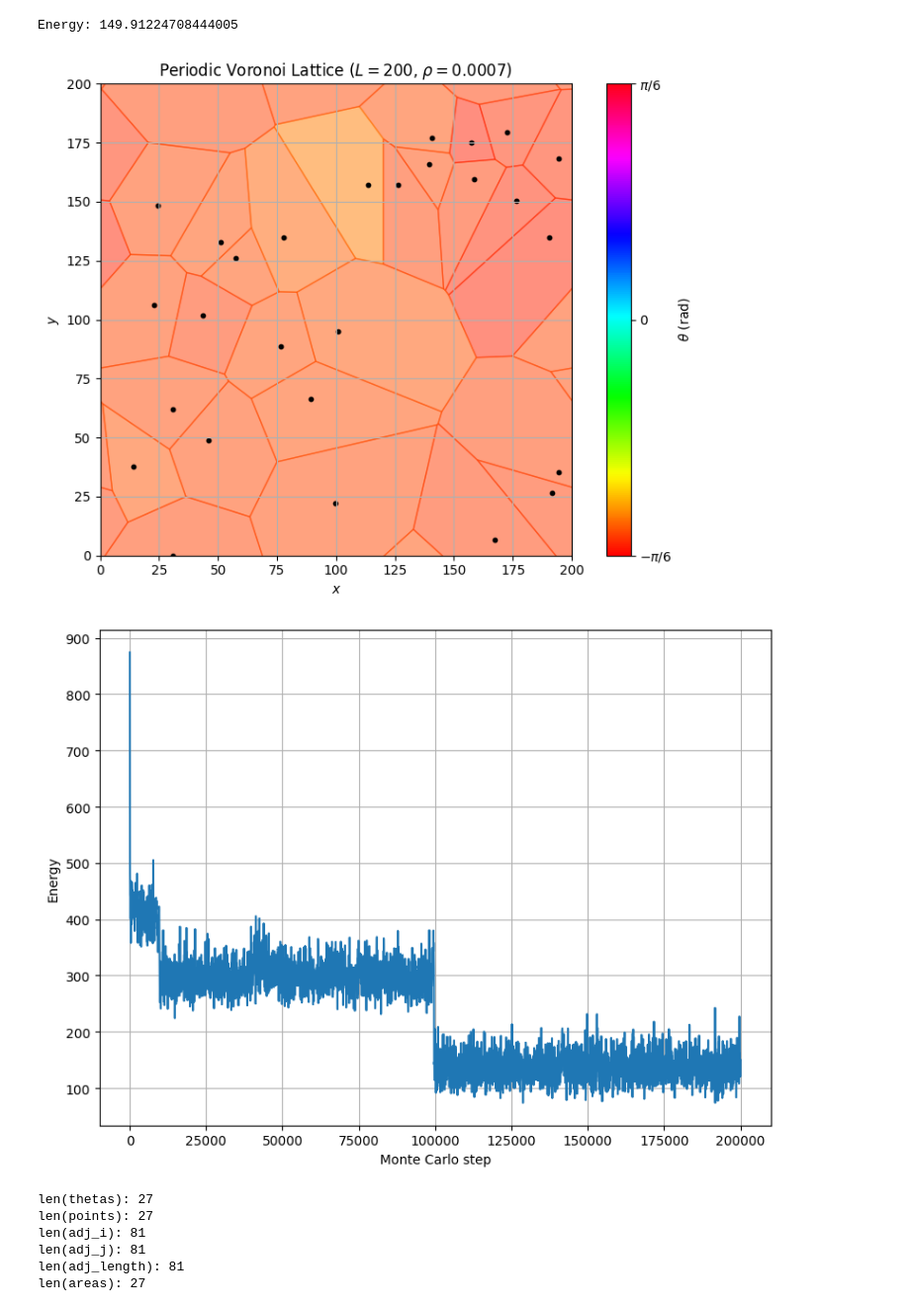
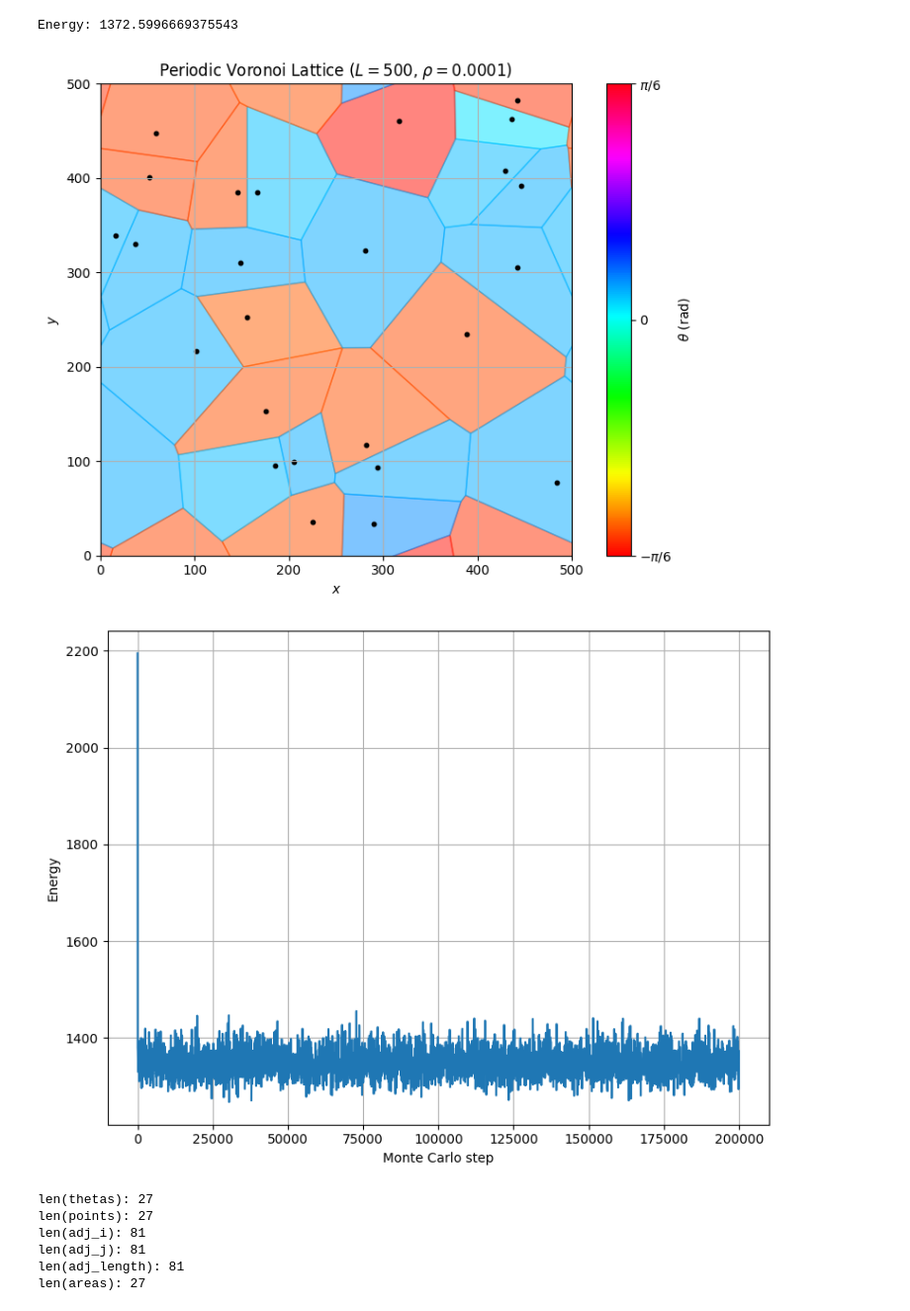
Before and after one commit to Ciciss1/TP, a Jupyter notebook: TP2/Simulation/test.ipynb, the cells around one changed output. Shown at 99% size. Drawn from its saved outputs; the diff is of its cells as text; code cells hidden in the pictures.

```diff
--- a/TP2/Simulation/test.ipynb
+++ b/TP2/Simulation/test.ipynb
@@ -9,43 +9,43 @@ from Analyze_Observable import analyze_observable, plot_phase_diagram, grain_ene
 %load_ext autoreload
 %autoreload 2
 # %%
-L = 200
-rho = 0.0007
+L = 500
+rho = 0.0001
 
-T = 4
+T = 5
 alpha = 1.70
 beta_RS = -0.16
 epsilon = 0.0
 
 vor = Voronoi.PeriodicVoronoi(L, rho)
 
 thetas, energy = MonteCarlo.monte_carlo(vor.theta, vor.adj_i, vor.adj_j, vor.adj_length, vor.areas, 1/T, epsilon, rho, alpha, beta_RS, 200_000)
 print("Energy:", energy[-1])
 vor.theta = thetas
 vor.plot()
 plt.show()
 
 fig, ax = plt.subplots(figsize=(8, 6))
 
 ax.plot(np.arange(len(energy)) * 50, energy)
 ax.set_xlabel('Monte Carlo step')
 ax.set_ylabel('Energy')
 ax.grid()
 plt.tight_layout()
 plt.savefig('energy_vs_step.pdf')
 plt.show()
 
 
 # graphene = Graphene.GrapheneCrystal(vor, a = 1.42)
 
 # graphene.save_crystal('results/graphene_test.npz')
 
 # graphene.plot_all()
 # plt.show()
 # %% [output]
-Energy: 149.91224708444005
+Energy: 1372.5996669375543
-[figure, old version]
+[figure, new version]
-[figure, old version]
+[figure, new version]
 # %%
 path = "results/eps_0.0/L_200/rho_0.0007/T_4/Crystal.npz"
 crystal = Graphene.load_crystal(path)
```
Also changed, not shown: 1 other file.
